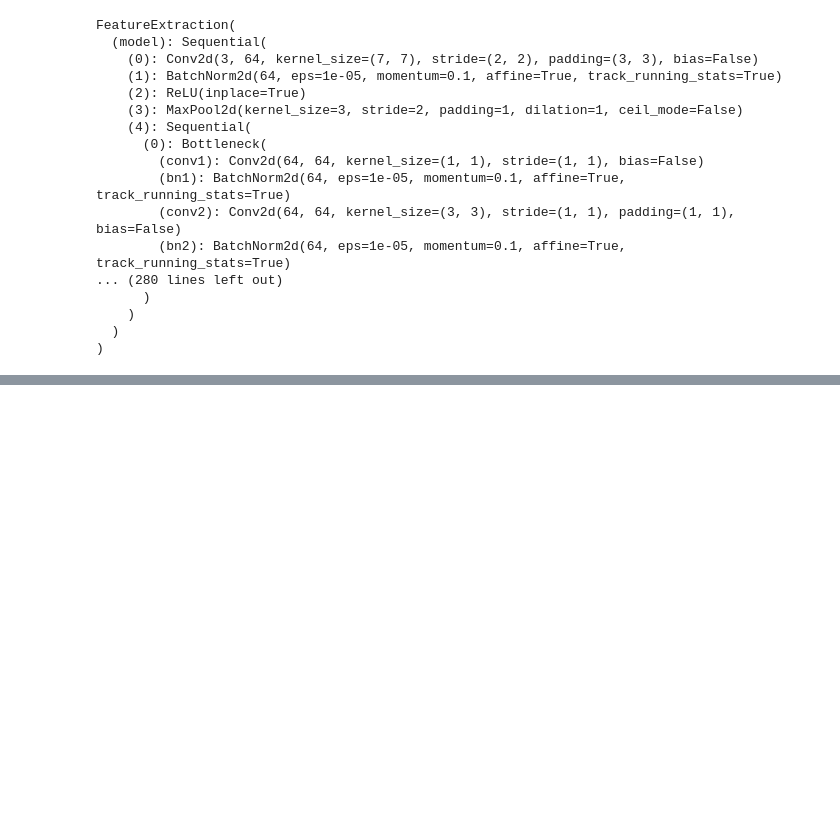
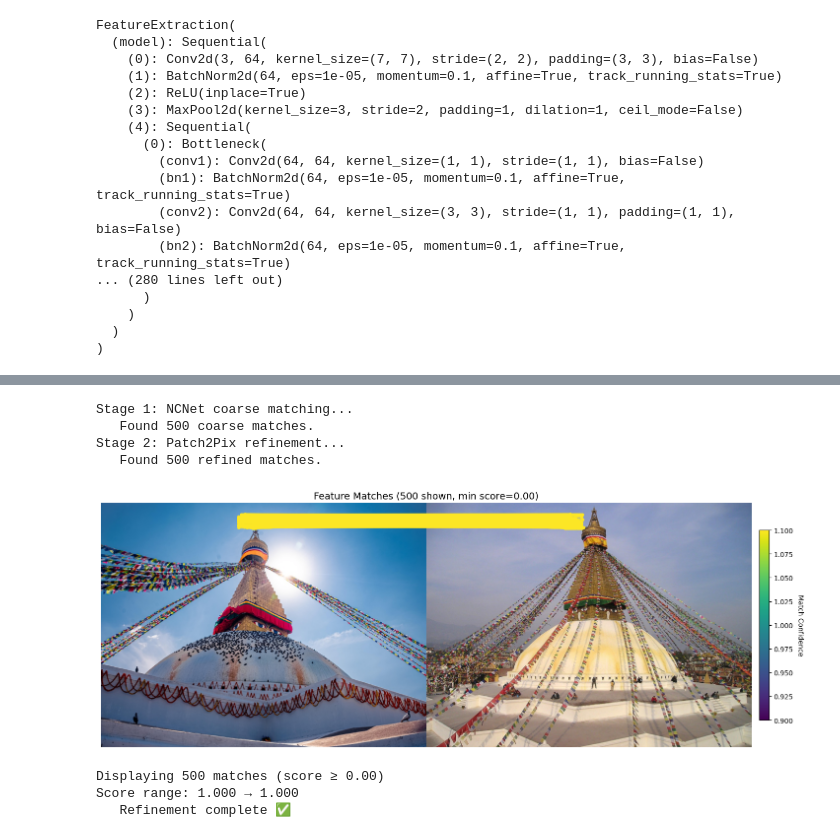
Before and after one commit to yhnx/Patch2Pix_from_scratch, a Jupyter notebook: New/from_scratch.ipynb, the cells around one changed output, grey strips where cells are left out. Drawn from its saved outputs; the diff is of its cells as text; code cells hidden in the pictures; blank space fills up the shorter version.

Commit message:
more accurate patch2pix

```diff
--- a/New/from_scratch.ipynb
+++ b/New/from_scratch.ipynb
@@ -647,0 +829,18 @@ Score range: 1.000 → 1.000
+# %%
+img1_url = "https://cdn.pixabay.com/photo/2010/11/29/nepal-403_1280.jpg"
+img2_url = "https://cdn.pixabay.com/photo/2020/11/30/06/45/temple-5790023_1280.jpg"
+
+img1 = download_image(img1_url, "img1.jpg")
+img2 = download_image(img2_url, "img2.jpg")
+
+
+run_inference(img2, img1)
+# %% [output]
+Stage 1: NCNet coarse matching...
+   Found 500 coarse matches.
+Stage 2: Patch2Pix refinement...
+   Found 500 refined matches.
+[figure, added]
+Displaying 500 matches (score ≥ 0.00)
+Score range: 1.000 → 1.000
+   Refinement complete ✅
```
Also changed, not shown: parts of 4 cells of this notebook.
